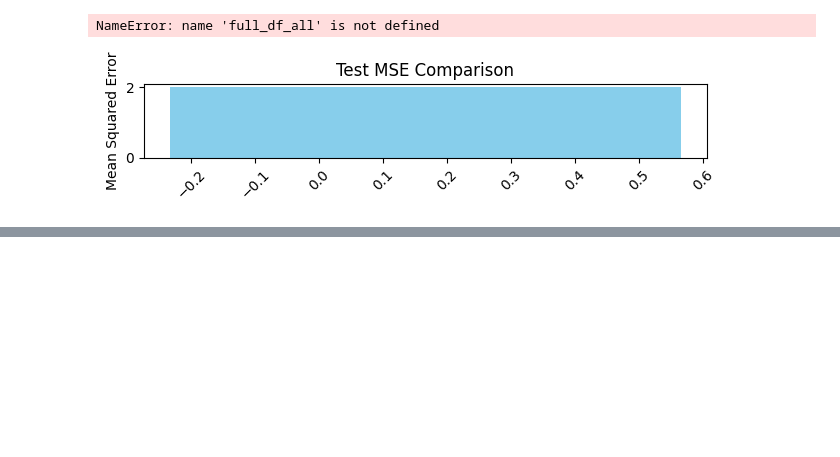
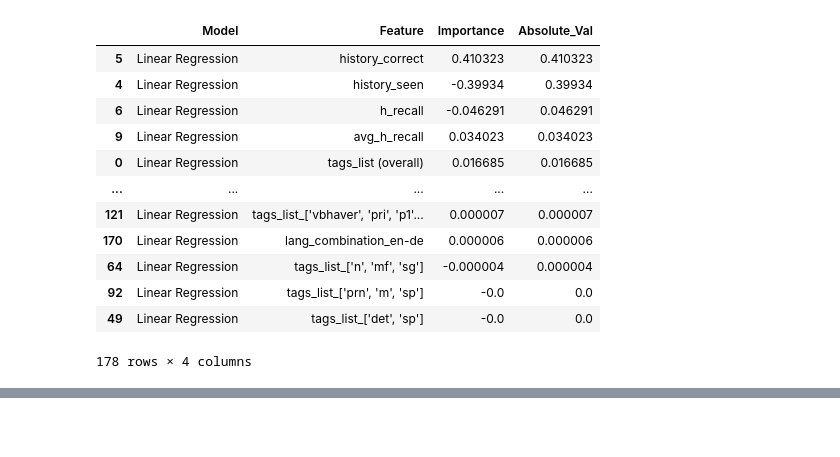
Before and after one commit to juliakubisa/spaced_repetition_algorithm, a Jupyter notebook: notebooks/baseline_models.ipynb, the cells around one changed output, grey strips where cells are left out. Saved outputs shown, nothing was run; the diff lists cells and outputs as text; code cells hidden in the pictures; blank space fills up the shorter version.

Commit message:
LR feature importacne and results analysis

```diff
--- a/notebooks/baseline_models.ipynb
+++ b/notebooks/baseline_models.ipynb
@@ -72,5 +87,5 @@ print(correlation_with_target)
 # %%
-dff_final = dff_1
+dff_final = dff_1.sample(frac=0.7)
 # dff_final = dff_2
 # %%
 # Transforming skewed variables
@@ -210,8 +249,7 @@ def regression_results(pipelines_config, X_train, X_test, y_train, y_test, impor
 
         if isinstance(importance, str) and importance == 'Yes':
             model = pipeline.named_steps["model"]
-            importance = model.coef_
-            importances.append((config["name"], X_train.columns, importance))
+            importances.append((config["name"], X_train.columns, model.coef_))
 
     importance_df = pd.DataFrame(importances, columns = ['Model', 'Feature', 'Importance'])
     results_df = pd.DataFrame(results, columns=['Model', 'Test MAE', 'Test R2'])
@@ -223,15 +261,15 @@ def regression_results(pipelines_config, X_train, X_test, y_train, y_test, impor
     return results_df, importance_df, full_df
 # %%
 print('Results for all features')
-results_all, importance_all, full_df_all = regression_results(pipelines_config, X_train, X_test, y_train, y_test, importance='No')
+results_all, importance_all, full_df_all = regression_results(pipelines_config, X_train, X_test, y_train, y_test, importance='Yes')
 
-print('Results after deleting word features')
-results_t, importance_t, full_df_t = regression_results(pipelines_config, X_train_t, X_test_t, y_train_t, y_test_t, importance='Yes')
+# print('Results after deleting word features')
+# results_t, importance_t, full_df_t = regression_results(pipelines_config, X_train_t, X_test_t, y_train_t, y_test_t, importance='Yes')
 
-print('Results without word and user features')
-results_s, importance_s, full_df_s  = regression_results(pipelines_config, X_train_s, X_test_s, y_train_s, y_test_s, importance='Yes')
+# print('Results without word and user features')
+# results_s, importance_s, full_df_s  = regression_results(pipelines_config, X_train_s, X_test_s, y_train_s, y_test_s, importance='Yes')
 
-print('Results without user features')
-results_u, importance_u, full_df_u = regression_results(pipelines_config, X_train_u, X_test_u, y_train_u, y_test_u, importance='No')
+# print('Results without user features')
+# results_u, importance_u, full_df_u = regression_results(pipelines_config, X_train_u, X_test_u, y_train_u, y_test_u, importance='No')
 # %% [output]
 Results for all features
@@ -247,4 +277,14 @@ import matplotlib.pyplot as plt
 # %%
 # Analyze coefficients
-importance_tt = importance_t.explode(["Feature", "Importance"]).reset_index(drop=True)
-importance_tt.sort_values(by='Importance')
+importance_df = importance_all.explode(["Feature", "Importance"]).reset_index(drop=True)
+
+tags_importance = importance_df[importance_df['Feature'].str.contains("tags_list_")].copy()
+overall_tags_importance = tags_importance['Importance'].abs().sum()
+
+importance_df.head()
+importance_df.loc[-1] = ['Linear Regression', 'tags_list (overall)', overall_tags_importance]  # adding a row
+importance_df.index = importance_df.index + 1
+
+
+importance_df['Absolute_Val'] = importance_df['Importance'].abs()
+importance_df = importance_df.sort_values(by='Absolute_Val', ascending=False)
@@ -288,17 +291,16 @@ full_df_all.sort_values('diff')[['SUBTLEX', 'delta', 'h_recall', 'word_len', 'p_
-# %%
-full_df_all
-# %% [output]
-NameError: name 'full_df_all' is not defined
-# %%
-# Test MSE Plot
-plt.subplot(4, 1, 4)
-# plt.bar(results_t['Test MAE'])
-plt.bar(results_all['Test MAE'],color='skyblue')
-plt.title('Test MSE Comparison')
-plt.ylabel('Mean Squared Error')
-plt.xticks(rotation=45)
-
-plt.tight_layout()
-plt.show()
-# %% [output]
-[figure, removed]
+# %%
+importance_df
+# %% [output]
+|  | Model | Feature | Importance | Absolute_Val |
+| 5 | Linear Regression | history_correct | 0.410323 | 0.410323 |
+| 4 | Linear Regression | history_seen | -0.39934 | 0.39934 |
+| 6 | Linear Regression | h_recall | -0.046291 | 0.046291 |
+| 9 | Linear Regression | avg_h_recall | 0.034023 | 0.034023 |
+| 0 | Linear Regression | tags_list (overall) | 0.016685 | 0.016685 |
+| ... | ... | ... | ... | ... |
+| 121 | Linear Regression | tags_list_['vbhaver', 'pri', 'p1'... | 0.000007 | 0.000007 |
+| 170 | Linear Regression | lang_combination_en-de | 0.000006 | 0.000006 |
+| 64 | Linear Regression | tags_list_['n', 'mf', 'sg'] | -0.000004 | 0.000004 |
+| 92 | Linear Regression | tags_list_['prn', 'm', 'sp'] | -0.0 | 0.0 |
+| 49 | Linear Regression | tags_list_['det', 'sp'] | -0.0 | 0.0 |
+178 rows × 4 columns
```
Also changed, not shown: parts of 16 cells of this notebook.
